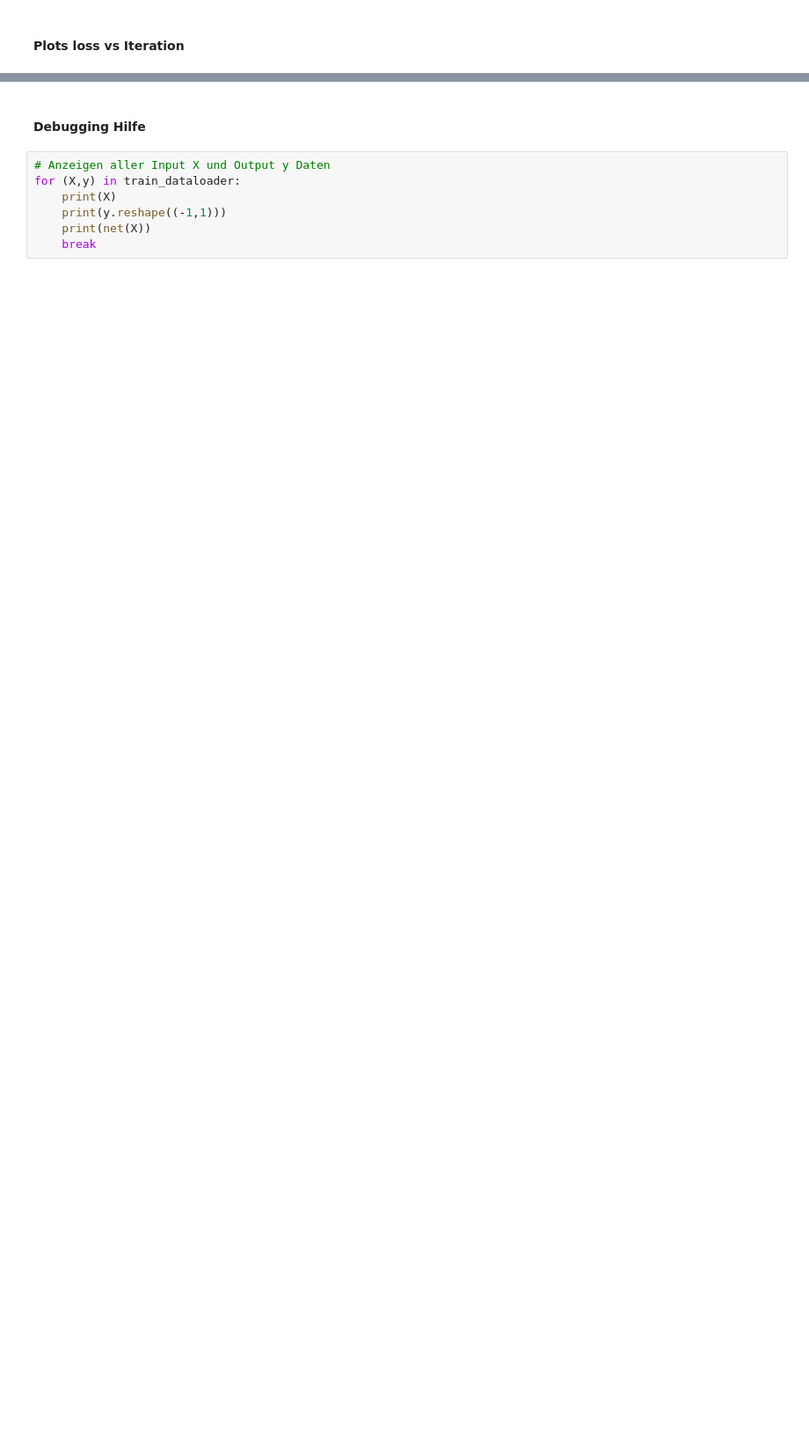
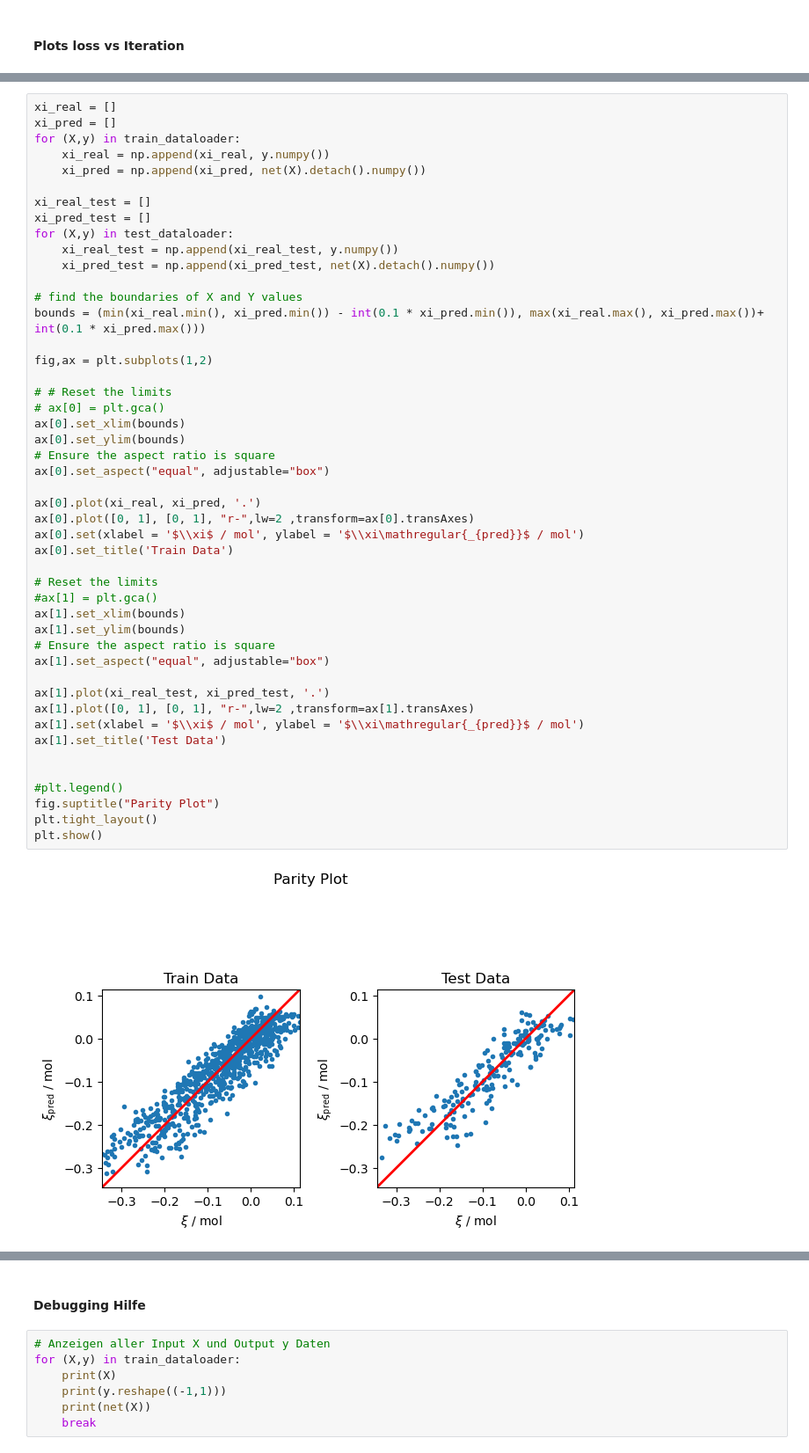
Before and after one commit to ChemRxnEngLab/ANNH3_NNChemicalEquilibria, a Jupyter notebook: TKA_SRA_002_001_demirer.ipynb, the cells around one changed output, grey strips where cells are left out. Shown: that part at 88% size. Drawn from its saved outputs; the diff is of its cells as text; blank space fills up the shorter version.

Commit message:
Parity Plots
Add Parity Plots in every Experiment

```diff
--- a/TKA_SRA_002_001_demirer.ipynb
+++ b/TKA_SRA_002_001_demirer.ipynb
@@ -284,3 +286,52 @@ plt.show()
+# %%
+xi_real = []
+xi_pred = []
+for (X,y) in train_dataloader:
+    xi_real = np.append(xi_real, y.numpy())
+    xi_pred = np.append(xi_pred, net(X).detach().numpy())
+
+xi_real_test = []
+xi_pred_test = []
+for (X,y) in test_dataloader:
+    xi_real_test = np.append(xi_real_test, y.numpy())
+    xi_pred_test = np.append(xi_pred_test, net(X).detach().numpy())
+
+# find the boundaries of X and Y values
+bounds = (min(xi_real.min(), xi_pred.min()) - int(0.1 * xi_pred.min()), max(xi_real.max(), xi_pred.max())+ int(0.1 * xi_pred.max()))
+
+fig,ax = plt.subplots(1,2)
+
+# # Reset the limits
+# ax[0] = plt.gca()
+ax[0].set_xlim(bounds)
+ax[0].set_ylim(bounds)
+# Ensure the aspect ratio is square
+ax[0].set_aspect("equal", adjustable="box")
+
+ax[0].plot(xi_real, xi_pred, '.')
+ax[0].plot([0, 1], [0, 1], "r-",lw=2 ,transform=ax[0].transAxes)
+ax[0].set(xlabel = '$\\xi$ / mol', ylabel = '$\\xi\mathregular{_{pred}}$ / mol')
+ax[0].set_title('Train Data')
+
+# Reset the limits
+#ax[1] = plt.gca()
+ax[1].set_xlim(bounds)
+ax[1].set_ylim(bounds)
+# Ensure the aspect ratio is square
+ax[1].set_aspect("equal", adjustable="box")
+
+ax[1].plot(xi_real_test, xi_pred_test, '.')
+ax[1].plot([0, 1], [0, 1], "r-",lw=2 ,transform=ax[1].transAxes)
+ax[1].set(xlabel = '$\\xi$ / mol', ylabel = '$\\xi\mathregular{_{pred}}$ / mol')
+ax[1].set_title('Test Data')
+
+
+#plt.legend()
+fig.suptitle("Parity Plot")
+plt.tight_layout()
+plt.show()
+# %% [output]
+[figure, added]
 # %%
 fig,ax = plt.subplots()
 #fig.figsize=(12, 8)
```
Also changed, not shown: parts of 8 cells of this notebook, 2 other files.
